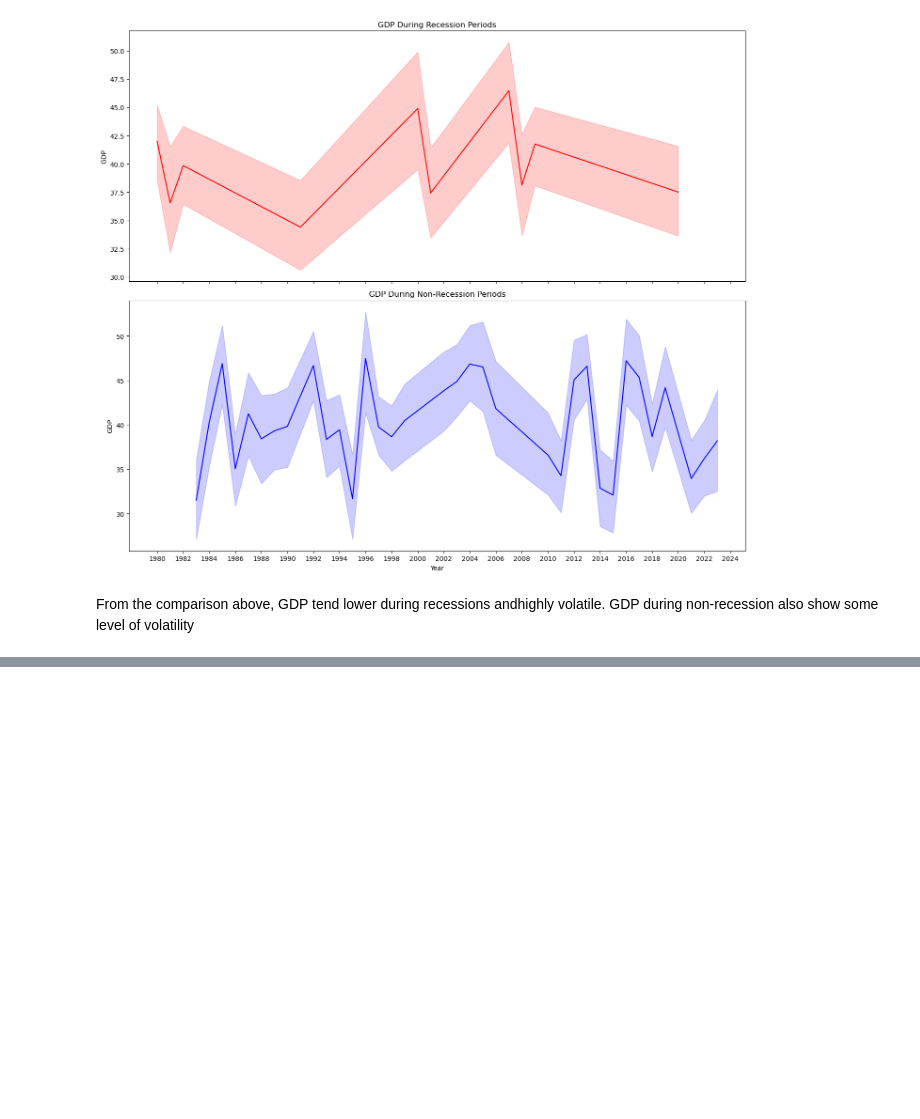
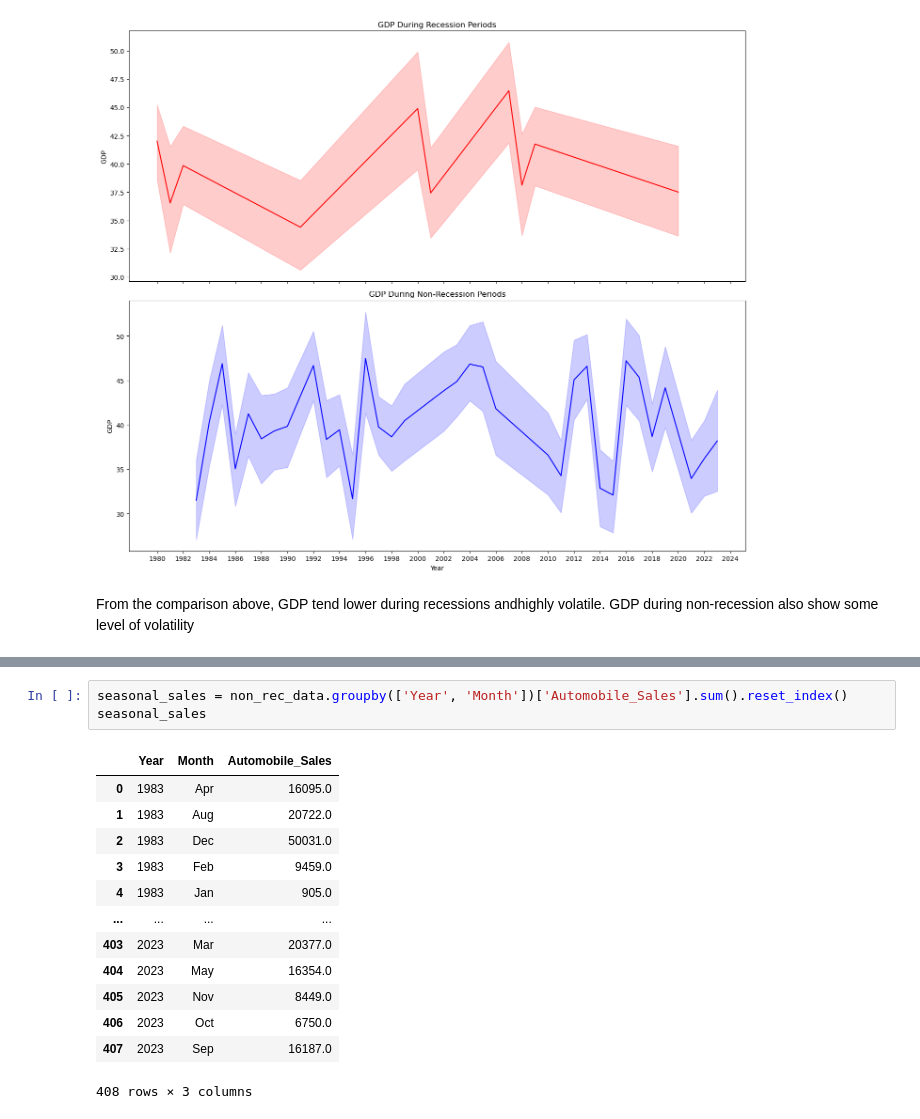
Before and after one commit to restjohnson/automobile_recession, a Jupyter notebook: automobile_jupyter.ipynb, the cells around one changed output, grey strips where cells are left out. Drawn from its saved outputs; the diff is of its cells as text; blank space fills up the shorter version.

```diff
--- a/automobile_jupyter.ipynb
+++ b/automobile_jupyter.ipynb
@@ -177,0 +188,17 @@ From the comparison above, GDP tend lower during recessions andhighly volatile.
+# %%
+seasonal_sales = non_rec_data.groupby(['Year', 'Month'])['Automobile_Sales'].sum().reset_index()
+seasonal_sales
+# %% [output]
+|  | Year | Month | Automobile_Sales |
+| 0 | 1983 | Apr | 16095.0 |
+| 1 | 1983 | Aug | 20722.0 |
+| 2 | 1983 | Dec | 50031.0 |
+| 3 | 1983 | Feb | 9459.0 |
+| 4 | 1983 | Jan | 905.0 |
+| ... | ... | ... | ... |
+| 403 | 2023 | Mar | 20377.0 |
+| 404 | 2023 | May | 16354.0 |
+| 405 | 2023 | Nov | 8449.0 |
+| 406 | 2023 | Oct | 6750.0 |
+| 407 | 2023 | Sep | 16187.0 |
+408 rows × 3 columns
```
Also changed, not shown: parts of 4 cells of this notebook.
